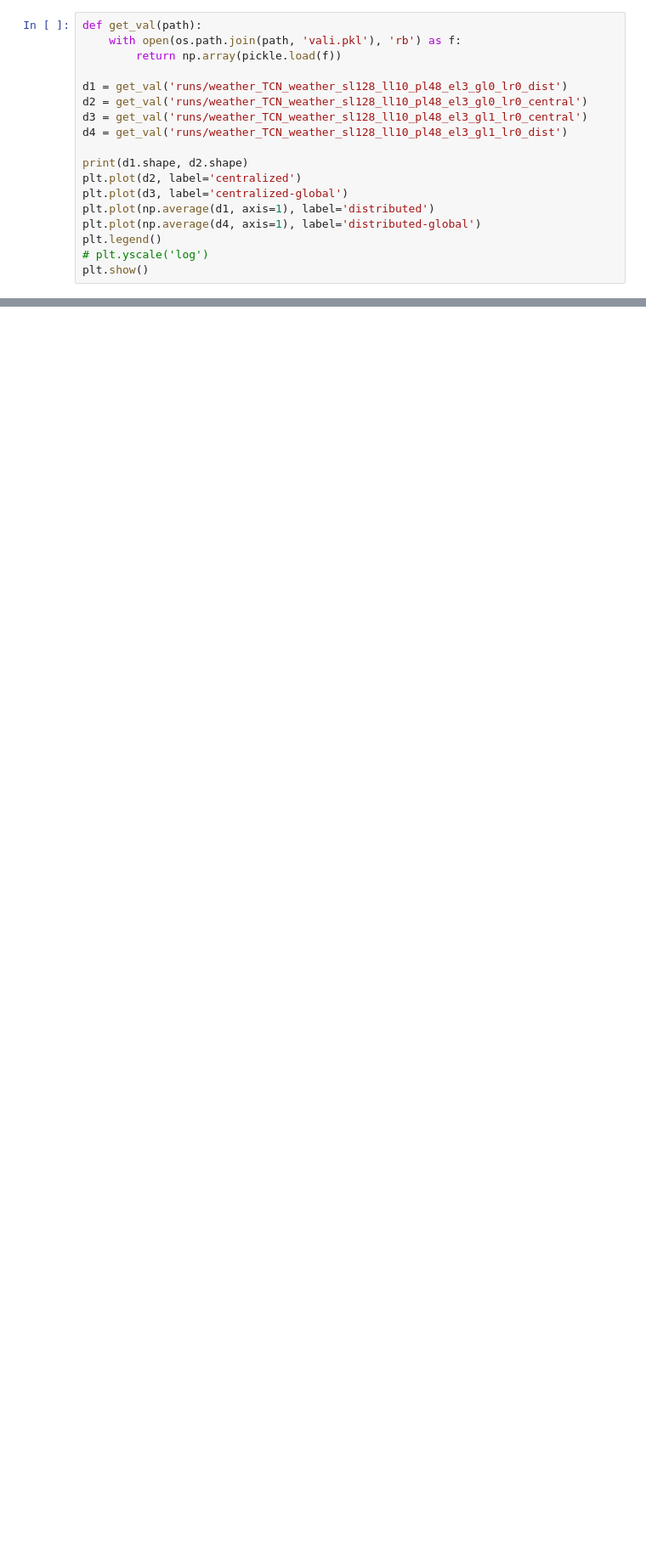
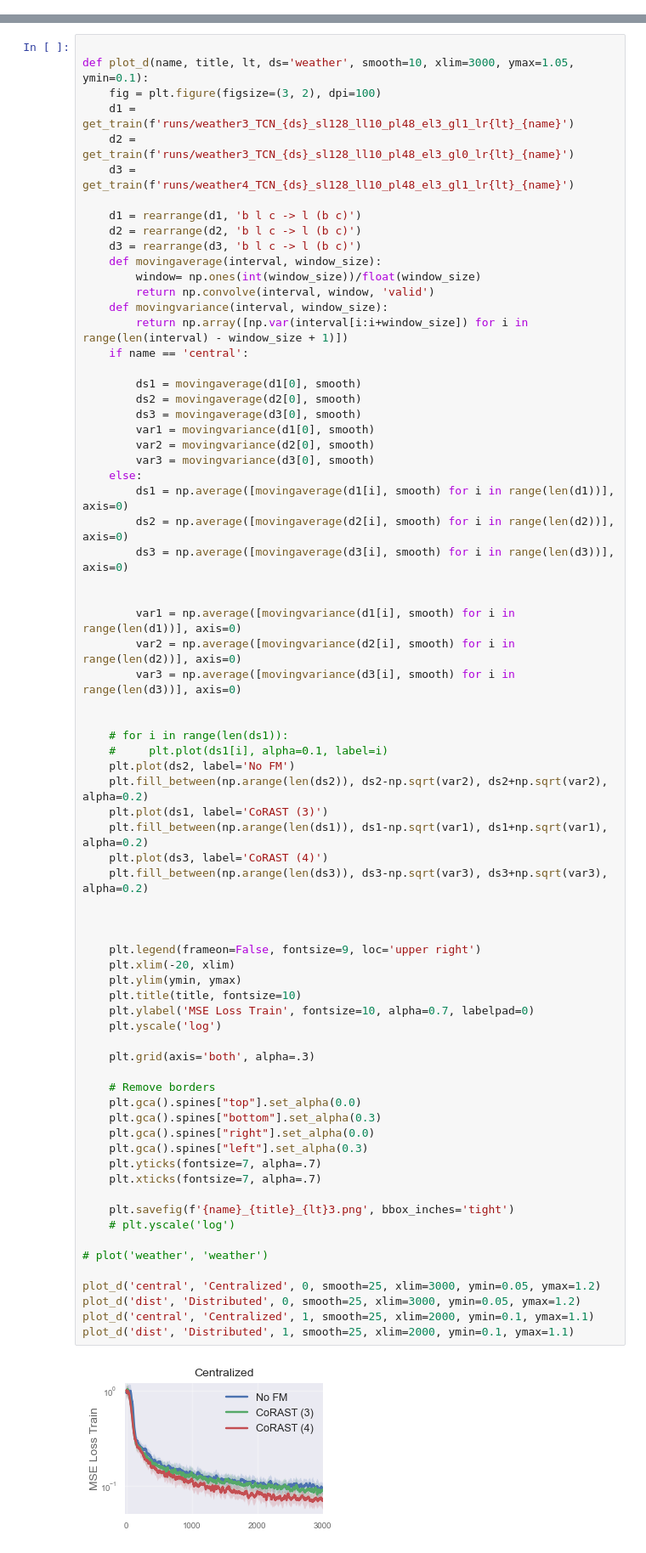
Before and after one commit to uidmice/rep-fl, a Jupyter notebook: plot.ipynb, the cells around one changed output, grey strips where cells are left out. Shown at 85% size. Drawn from its saved outputs; the diff is of its cells as text; blank space fills up the shorter version.

```diff
--- a/plot.ipynb
+++ b/plot.ipynb
@@ -53,18 +84,0 @@ plot('weather2', 'weather')
-# %%
-def get_val(path):
-    with open(os.path.join(path, 'vali.pkl'), 'rb') as f:
-        return np.array(pickle.load(f))
-
-d1 = get_val('runs/weather_TCN_weather_sl128_ll10_pl48_el3_gl0_lr0_dist')
-d2 = get_val('runs/weather_TCN_weather_sl128_ll10_pl48_el3_gl0_lr0_central')
-d3 = get_val('runs/weather_TCN_weather_sl128_ll10_pl48_el3_gl1_lr0_central')
-d4 = get_val('runs/weather_TCN_weather_sl128_ll10_pl48_el3_gl1_lr0_dist')
-
-print(d1.shape, d2.shape)
-plt.plot(d2, label='centralized')
-plt.plot(d3, label='centralized-global')
-plt.plot(np.average(d1, axis=1), label='distributed')
-plt.plot(np.average(d4, axis=1), label='distributed-global')
-plt.legend()
-# plt.yscale('log')
-plt.show()
@@ -73,0 +85,74 @@ plt.show()
+# %%
+
+def plot_d(name, title, lt, ds='weather', smooth=10, xlim=3000, ymax=1.05, ymin=0.1):
+    fig = plt.figure(figsize=(3, 2), dpi=100)
+    d1 = get_train(f'runs/weather3_TCN_{ds}_sl128_ll10_pl48_el3_gl1_lr{lt}_{name}')
+    d2 = get_train(f'runs/weather3_TCN_{ds}_sl128_ll10_pl48_el3_gl0_lr{lt}_{name}')
+    d3 = get_train(f'runs/weather4_TCN_{ds}_sl128_ll10_pl48_el3_gl1_lr{lt}_{name}')
+
+    d1 = rearrange(d1, 'b l c -> l (b c)')
+    d2 = rearrange(d2, 'b l c -> l (b c)')
+    d3 = rearrange(d3, 'b l c -> l (b c)')
+    def movingaverage(interval, window_size):
+        window= np.ones(int(window_size))/float(window_size)
+        return np.convolve(interval, window, 'valid')
+    def movingvariance(interval, window_size):
+        return np.array([np.var(interval[i:i+window_size]) for i in range(len(interval) - window_size + 1)])
+    if name == 'central':
+
+        ds1 = movingaverage(d1[0], smooth)
+        ds2 = movingaverage(d2[0], smooth)
+        ds3 = movingaverage(d3[0], smooth)
+        var1 = movingvariance(d1[0], smooth)
+        var2 = movingvariance(d2[0], smooth)
+        var3 = movingvariance(d3[0], smooth)
+    else:
+        ds1 = np.average([movingaverage(d1[i], smooth) for i in range(len(d1))], axis=0)
+        ds2 = np.average([movingaverage(d2[i], smooth) for i in range(len(d2))], axis=0)
+        ds3 = np.average([movingaverage(d3[i], smooth) for i in range(len(d3))], axis=0)
+
+
+        var1 = np.average([movingvariance(d1[i], smooth) for i in range(len(d1))], axis=0)
+        var2 = np.average([movingvariance(d2[i], smooth) for i in range(len(d2))], axis=0)
+        var3 = np.average([movingvariance(d3[i], smooth) for i in range(len(d3))], axis=0)
+
+
+    # for i in range(len(ds1)):
+    #     plt.plot(ds1[i], alpha=0.1, label=i)
+    plt.plot(ds2, label='No FM')
+    plt.fill_between(np.arange(len(ds2)), ds2-np.sqrt(var2), ds2+np.sqrt(var2), alpha=0.2)
+    plt.plot(ds1, label='CoRAST (3)')
+    plt.fill_between(np.arange(len(ds1)), ds1-np.sqrt(var1), ds1+np.sqrt(var1), alpha=0.2)
+    plt.plot(ds3, label='CoRAST (4)')
+    plt.fill_between(np.arange(len(ds3)), ds3-np.sqrt(var3), ds3+np.sqrt(var3), alpha=0.2)
+
+
+
+    plt.legend(frameon=False, fontsize=9, loc='upper right')
+    plt.xlim(-20, xlim)
+    plt.ylim(ymin, ymax)
+    plt.title(title, fontsize=10)
+    plt.ylabel('MSE Loss Train', fontsize=10, alpha=0.7, labelpad=0)
+    plt.yscale('log')
+
+    plt.grid(axis='both', alpha=.3)
+
+    # Remove borders
+    plt.gca().spines["top"].set_alpha(0.0)
+    plt.gca().spines["bottom"].set_alpha(0.3)
+    plt.gca().spines["right"].set_alpha(0.0)
+    plt.gca().spines["left"].set_alpha(0.3)
+    plt.yticks(fontsize=7, alpha=.7)
+    plt.xticks(fontsize=7, alpha=.7)
+
+    plt.savefig(f'{name}_{title}_{lt}3.png', bbox_inches='tight')
+    # plt.yscale('log')
+
+# plot('weather', 'weather')
+
+plot_d('central', 'Centralized', 0, smooth=25, xlim=3000, ymin=0.05, ymax=1.2)
+plot_d('dist', 'Distributed', 0, smooth=25, xlim=3000, ymin=0.05, ymax=1.2)
+plot_d('central', 'Centralized', 1, smooth=25, xlim=2000, ymin=0.1, ymax=1.1)
+plot_d('dist', 'Distributed', 1, smooth=25, xlim=2000, ymin=0.1, ymax=1.1)
+# %% [output]
+[figure, added]
```
Also changed, not shown: parts of 5 cells of this notebook, 20 other files.
